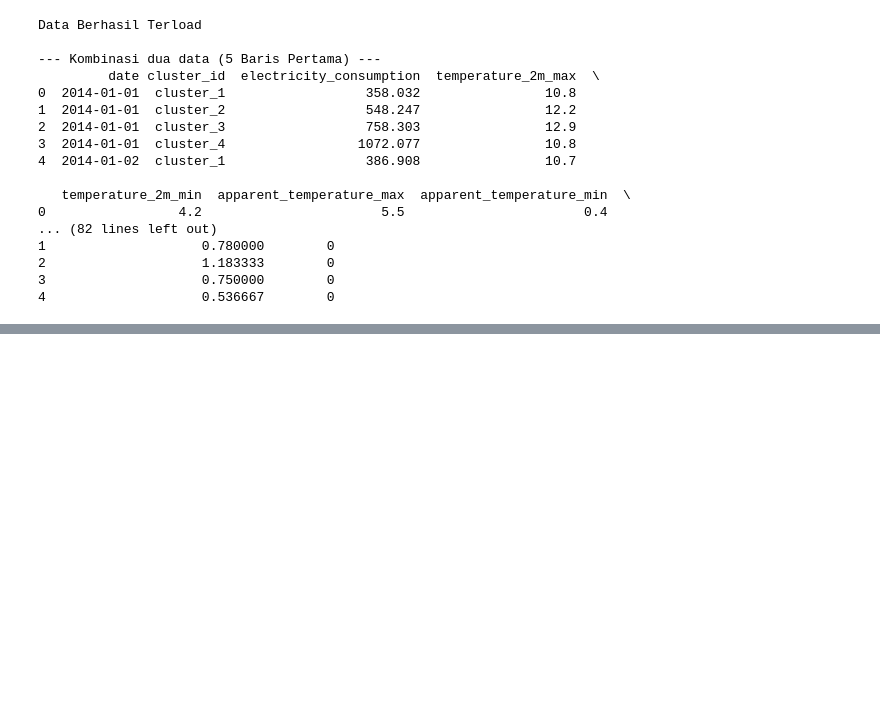
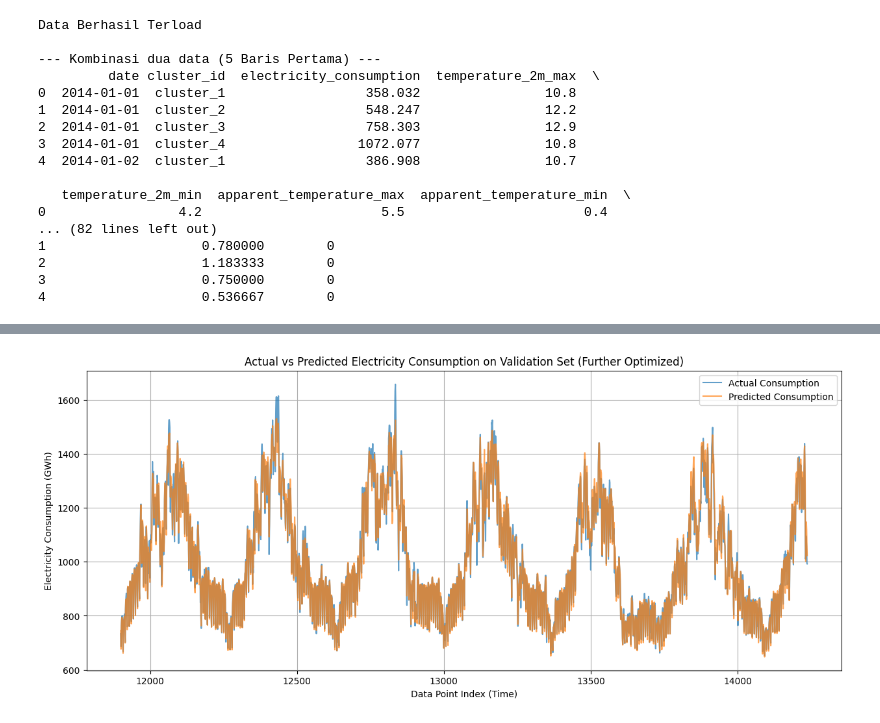
Before and after one commit to Elmanda1/DSA_COMPFEST, a Jupyter notebook: compfest.ipynb, the cells around one changed output, grey strips where cells are left out. Cells and saved outputs as stored; diff of their text form; code cells hidden in the pictures; blank space fills up the shorter version.

Commit message:
Modelling Done

```diff
--- a/compfest.ipynb
+++ b/compfest.ipynb
@@ -112,7 +112,21 @@ for feature in rolling_features:
 
         all_df[f'{feature}_rollmean_{period}'].fillna(all_df[feature], inplace=True)
 
+# 3.4 Rolling Mean/Std Features for Electricity Consumption (SANGAT PENTING!)
+print("--- Generating Rolling Mean/Std Features for Electricity Consumption ---")
+# Rolling means dan std dev dari konsumsi listrik itu sendiri
+consumption_rolling_periods = [3, 7, 14, 28] # Rata-rata 3, 7, 14, 28 hari sebelumnya
 
+for period in consumption_rolling_periods:
+    all_df[f'consumption_rollmean_{period}'] = all_df.groupby('cluster_id')['electricity_consumption'].transform(
+        lambda x: x.rolling(window=period, min_periods=1).mean()
+    )
+    all_df[f'consumption_rollstd_{period}'] = all_df.groupby('cluster_id')['electricity_consumption'].transform(
+        lambda x: x.rolling(window=period, min_periods=1).std()
+    )
+    # Imputasi NaN. Untuk std dev di awal akan NaN, bisa diisi 0 atau mean dari kolom itu
+    all_df[f'consumption_rollmean_{period}'].fillna(all_df['electricity_consumption'], inplace=True)
+    all_df[f'consumption_rollstd_{period}'].fillna(0, inplace=True) # std dev 0 jika hanya 1 data point
 
 print("\nFeatures after engineering (5 Baris Pertama):")
 print(all_df.head())
@@ -226,0 +176,72 @@ For example, when doing 'df[col].method(value, inplace=True)', try using 'df.met
+# %%
+# MODEL TRAINING (LIGHTGBM) & VALIDASI BERBASIS WAKTU ---
+
+# Petakan features (X) dan target (y)
+target_col = 'electricity_consumption'
+features = [col for col in train_processed_df.columns if col != target_col]
+
+X = train_processed_df[features]
+y = train_processed_df[target_col]
+
+# 4.1 Time-Series Validation Split
+split_point = int(len(train_processed_df) * 0.8)
+
+X_train, X_val = X.iloc[:split_point], X.iloc[split_point:]
+y_train, y_val = y.iloc[:split_point], y.iloc[split_point:]
+
+print(f"\nTraining set size: {len(X_train)} rows")
+print(f"Validation set size: {len(X_val)} rows")
+
+# Inisialisasi model LightGBM dengan parameter yang LEBIH dioptimalkan
+lgbm_model = lgb.LGBMRegressor(
+    objective='regression',    # Tetap, optimalkan untuk MSE
+    metric='rmse',             # Metrik evaluasi selama training
+    n_estimators=10000,        # BERUBAH: Jauh lebih banyak pohon
+    learning_rate=0.005,       # BERUBAH: Learning rate lebih kecil
+    num_leaves=95,             # BERUBAH: Jumlah daun per pohon yang sedikit lebih tinggi
+    max_depth=-1,              # Default, tidak ada batasan kedalaman
+    min_child_samples=20,      # Default, jumlah sampel minimum di daun
+    subsample=0.8,             # Tambahan: Bagging fraction, menggunakan 80% data untuk setiap pohon
+    colsample_bytree=0.8,      # Tambahan: Feature fraction, menggunakan 80% fitur untuk setiap pohon
+    reg_alpha=0.1,             # Tambahan: L1 regularization (Lasso)
+    reg_lambda=0.1,            # Tambahan: L2 regularization (Ridge)
+    random_state=42,           # Untuk hasil yang reproducible
+    n_jobs=-1,                 # Menggunakan semua core CPU yang tersedia
+)
+
+print("\n--- Training LightGBM Model with Further Optimized Hyperparameters ---")
+lgbm_model.fit(X_train, y_train,
+                eval_set=[(X_val, y_val)],
+                eval_metric='rmse',
+                callbacks=[lgb.early_stopping(150, verbose=False)])
+
+print("\nTraining complete.")
+
+# 4.2 Evaluasi Model on Validation Set
+predictions_val = lgbm_model.predict(X_val)
+rmse_val = np.sqrt(mean_squared_error(y_val, predictions_val))
+print(f"\nRMSE on Validation Set (Further Optimized Model): {rmse_val:.4f}")
+
+# Visualisasi prediksi vs aktual
+plt.figure(figsize=(15, 6))
+plt.plot(y_val.index, y_val, label='Actual Consumption', alpha=0.7)
+plt.plot(y_val.index, predictions_val, label='Predicted Consumption', alpha=0.7)
+plt.title('Actual vs Predicted Electricity Consumption on Validation Set (Further Optimized)')
+plt.xlabel('Data Point Index (Time)')
+plt.ylabel('Electricity Consumption (GWh)')
+plt.legend()
+plt.grid(True)
+plt.show()
+
+# Visualisasi Residuals (Prediksi - Aktual)
+residuals = predictions_val - y_val
+plt.figure(figsize=(10, 5))
+sns.histplot(residuals, kde=True)
+plt.title('Distribution of Residuals (Further Optimized Model)')
+plt.xlabel('Residuals (Predicted - Actual)')
+plt.ylabel('Frequency')
+plt.show()
+
+
+print(train_df['electricity_consumption'].describe())
+# %% [output]
@@ -226,0 +261 @@ For example, when doing 'df[col].method(value, inplace=True)', try using 'df.met
+[figure, added]
```
Also changed, not shown: parts of 4 cells of this notebook, 1 other file.
